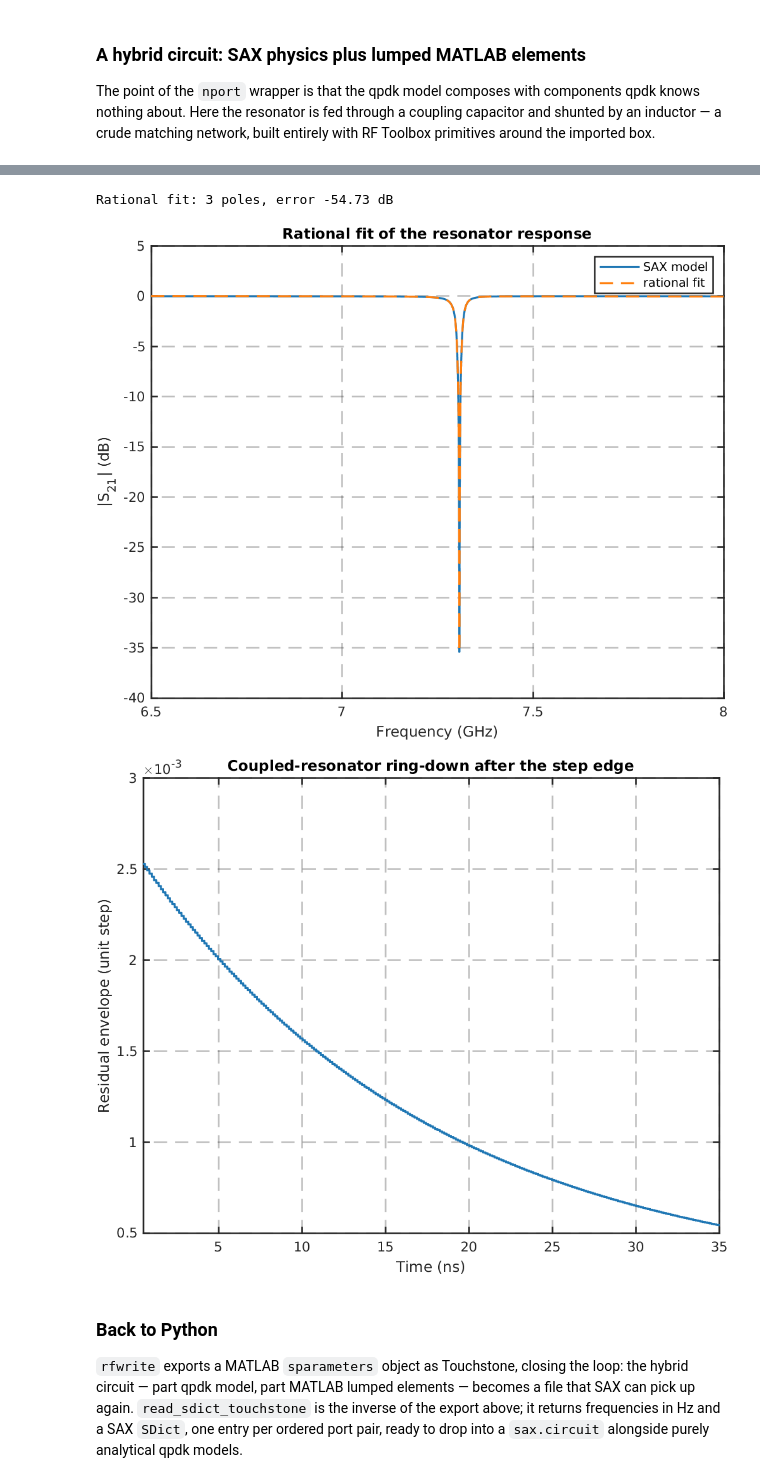
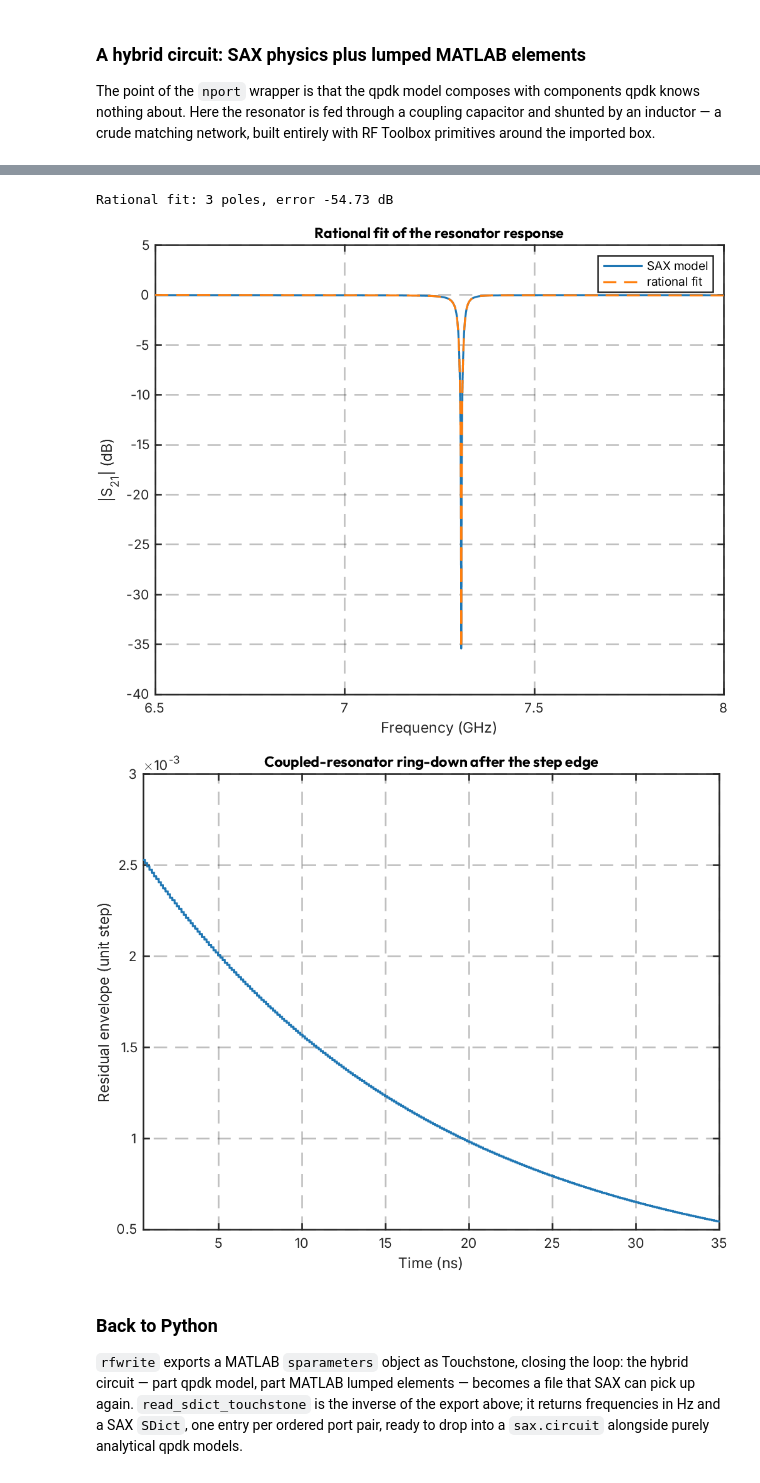
Before and after one commit to gdsfactory/quantum-rf-pdk, a Jupyter notebook: notebooks/matlab_integration.ipynb, the cells around one changed output, grey strips where cells are left out. Drawn from its saved outputs; the diff is of its cells as text; code cells hidden in the pictures.

```diff
--- a/notebooks/matlab_integration.ipynb
+++ b/notebooks/matlab_integration.ipynb
@@ -416,32 +410,32 @@ and quality factor.
 # %%
 if has_rf
     [fit_s21, errdb] = rationalfit(S_res2.Frequencies, rfparam(S_res2, 2, 1));
     fprintf('Rational fit: %d poles, error %.2f dB\n', numel(fit_s21.A), errdb);
 
     resp = freqresp(fit_s21, S_res2.Frequencies);
     figure;
     plot(S_res2.Frequencies / 1e9, 20 * log10(abs(rfparam(S_res2, 2, 1))), 'LineWidth', 1.5);
     hold on;
     plot(S_res2.Frequencies / 1e9, 20 * log10(abs(resp)), '--', 'LineWidth', 1.5);
     hold off; grid on;
     xlabel('Frequency (GHz)'); ylabel('|S_{21}| (dB)');
     legend('SAX model', 'rational fit');
-    title('Rational fit of the resonator response');
+    title('Rational fit of the resonator response', 'FontName', 'Outfit');
 
     [step_out, t_step] = stepresp(fit_s21, 2e-12, 20000, 20e-12);
     ring = step_out - step_out(end);
     period_samples = max(1, round(1 / (S_res2.Frequencies(idx) * (t_step(2) - t_step(1)))));
     envelope = movmax(abs(ring), period_samples);
     figure;
     plot(t_step * 1e9, envelope); grid on;
     xlim([0.5 35]);
     xlabel('Time (ns)'); ylabel('Residual envelope (unit step)');
-    title('Coupled-resonator ring-down after the step edge');
+    title('Coupled-resonator ring-down after the step edge', 'FontName', 'Outfit');
 end
 # %% [output]
 Rational fit: 3 poles, error -54.73 dB
-[figure, old version]
+[figure, new version]
-[figure, old version]
+[figure, new version]
 # %% [markdown]
 
 ### Back to Python
```
Also changed, not shown: parts of 8 cells of this notebook, 2 other files.
